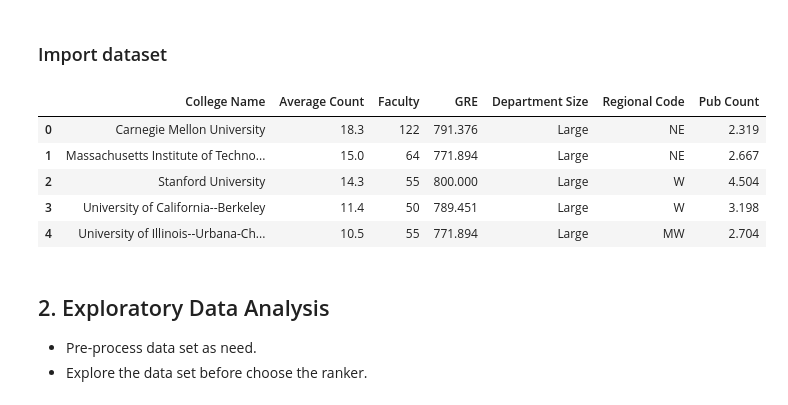
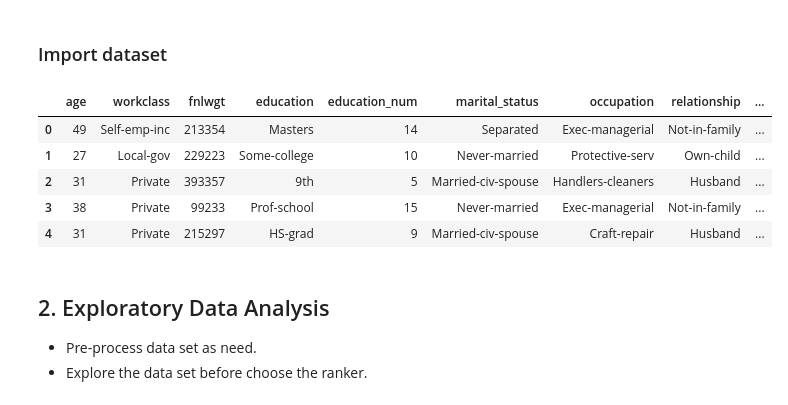
Before and after one commit to DataResponsibly/RankingFacts, a Jupyter notebook: NotebookVersion/Nutrition Labels For Rankings.ipynb, the cells around one changed output. Drawn from its saved outputs; the diff is of its cells as text; code cells hidden in the pictures.

```diff
--- a/NotebookVersion/Nutrition Labels For Rankings.ipynb
+++ b/NotebookVersion/Nutrition Labels For Rankings.ipynb
@@ -29,19 +32,21 @@ CS Rankings (CSR) (https://csrankings.org), with additional attributes from the
 ### Import dataset
 # %%
 # CS ranking
-data = pd.read_csv("dataset/CSranking_faculty30.csv")
+# data = pd.read_csv("dataset/CSranking_faculty30.csv")
 ## German credit
 # data = pd.read_csv("dataset/GermanCredit_age25.csv")
 ## COMPAS
 # data = pd.read_csv("dataset/ProPublica_gender.csv")
+## Adult
+data = pd.read_csv("dataset/adult_sample.csv")
 data.head(5)
 # %% [output]
-|  | College Name | Average Count | Faculty | GRE | Department Size | Regional Code | Pub Count |
-| 0 | Carnegie Mellon University | 18.3 | 122 | 791.376 | Large | NE | 2.319 |
-| 1 | Massachusetts Institute of Techno... | 15.0 | 64 | 771.894 | Large | NE | 2.667 |
-| 2 | Stanford University | 14.3 | 55 | 800.000 | Large | W | 4.504 |
-| 3 | University of California--Berkeley | 11.4 | 50 | 789.451 | Large | W | 3.198 |
-| 4 | University of Illinois--Urbana-Ch... | 10.5 | 55 | 771.894 | Large | MW | 2.704 |
+|  | age | workclass | fnlwgt | education | education_num | marital_status | occupation | relationship | ... |
+| 0 | 49 | Self-emp-inc | 213354 | Masters | 14 | Separated | Exec-managerial | Not-in-family | ... |
+| 1 | 27 | Local-gov | 229223 | Some-college | 10 | Never-married | Protective-serv | Own-child | ... |
+| 2 | 31 | Private | 393357 | 9th | 5 | Married-civ-spouse | Handlers-cleaners | Husband | ... |
+| 3 | 38 | Private | 99233 | Prof-school | 15 | Never-married | Exec-managerial | Not-in-family | ... |
+| 4 | 31 | Private | 215297 | HS-grad | 9 | Married-civ-spouse | Craft-repair | Husband | ... |
 # %% [markdown]
 ## 2. Exploratory Data Analysis
 - Pre-process data set as need.
```
Also changed, not shown: parts of 27 cells of this notebook, 4 other files.
